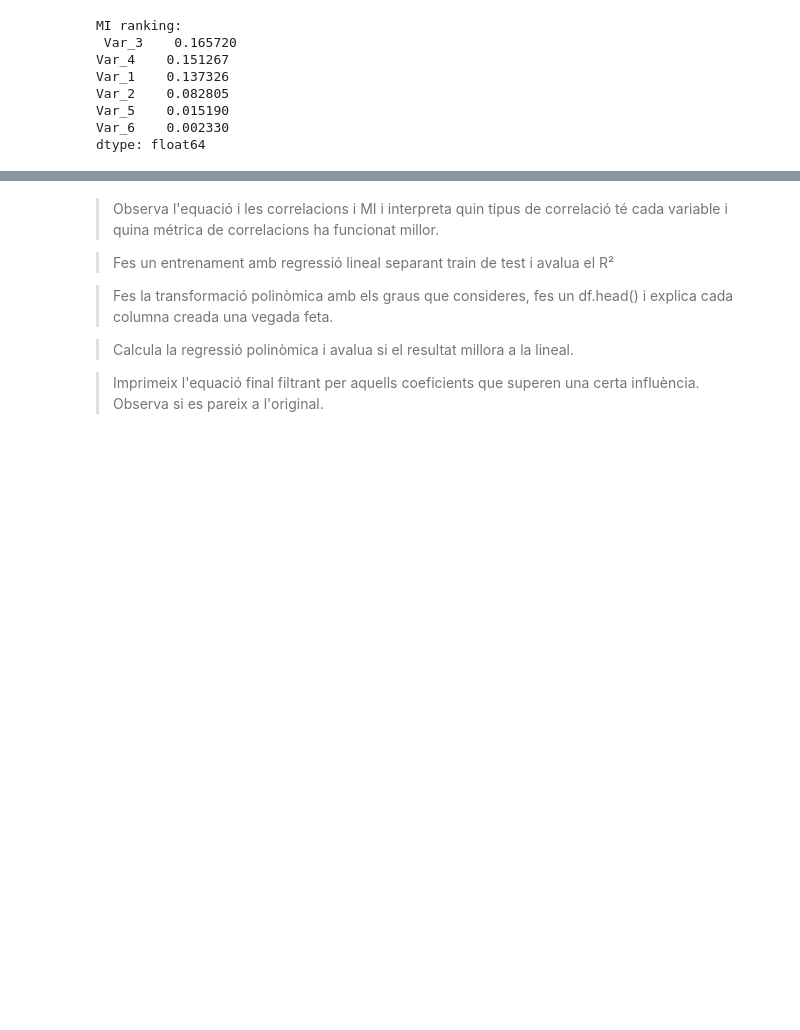
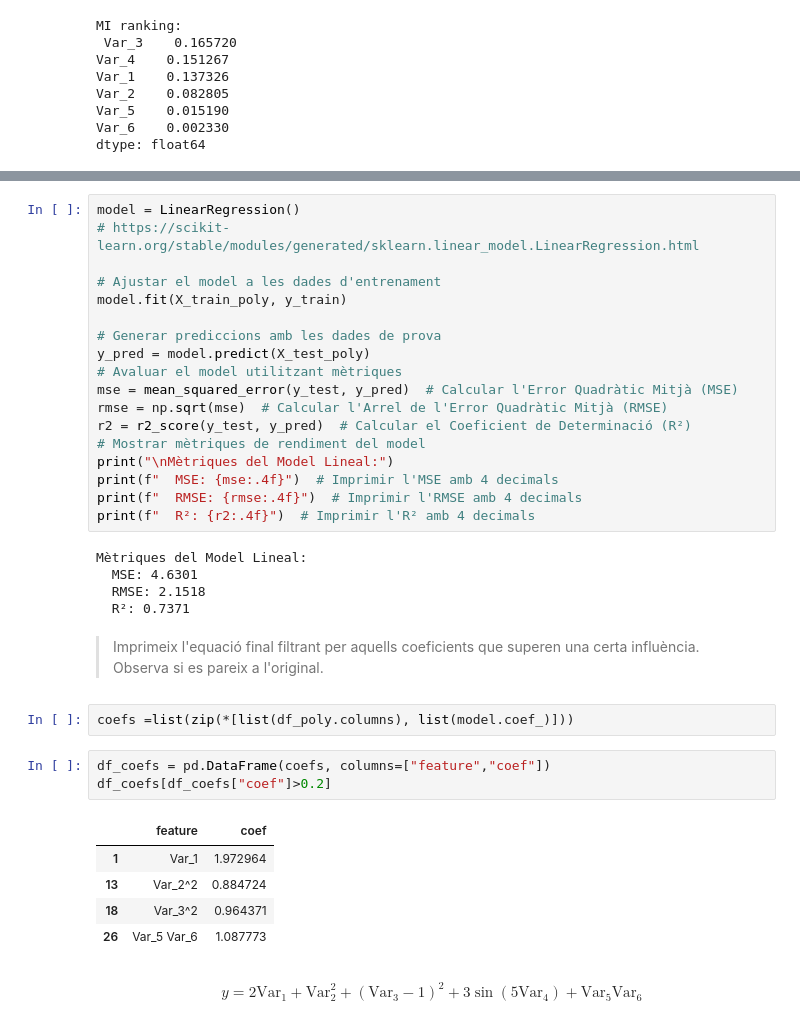
Before and after one commit to Triis98/DissenyIAvaluacioDeModels, a Jupyter notebook: exercicis/supervisats/regressió/regressio polinomica basica.ipynb, the cells around one changed output, grey strips where cells are left out. Saved outputs shown, nothing was run; the diff lists cells and outputs as text; blank space fills up the shorter version.

```diff
--- a/exercicis/supervisats/regressió/regressio polinomica basica.ipynb
+++ b/exercicis/supervisats/regressió/regressio polinomica basica.ipynb
@@ -103,10 +190,38 @@ dtype: float64
+# %%
+model = LinearRegression()
+# https://scikit-learn.org/stable/modules/generated/sklearn.linear_model.LinearRegression.html
+
+# Ajustar el model a les dades d'entrenament
+model.fit(X_train_poly, y_train)
+
+# Generar prediccions amb les dades de prova
+y_pred = model.predict(X_test_poly)
+# Avaluar el model utilitzant mètriques
+mse = mean_squared_error(y_test, y_pred)  # Calcular l'Error Quadràtic Mitjà (MSE)
+rmse = np.sqrt(mse)  # Calcular l'Arrel de l'Error Quadràtic Mitjà (RMSE)
+r2 = r2_score(y_test, y_pred)  # Calcular el Coeficient de Determinació (R²)
+# Mostrar mètriques de rendiment del model
+print("\nMètriques del Model Lineal:")
+print(f"  MSE: {mse:.4f}")  # Imprimir l'MSE amb 4 decimals
+print(f"  RMSE: {rmse:.4f}")  # Imprimir l'RMSE amb 4 decimals
+print(f"  R²: {r2:.4f}")  # Imprimir l'R² amb 4 decimals
+# %% [output]
+Mètriques del Model Lineal:
+  MSE: 4.6301
+  RMSE: 2.1518
+  R²: 0.7371
 # %% [markdown]
-> Observa l'equació i les correlacions i MI i interpreta quin tipus de correlació té cada variable i quina métrica de correlacions ha funcionat millor.
-
-> Fes un entrenament amb regressió lineal separant train de test i avalua el R²
-
-> Fes la transformació polinòmica amb els graus que consideres, fes un df.head() i explica cada columna creada una vegada feta.
-
-> Calcula la regressió polinòmica i avalua si el resultat millora a la lineal.
-
 > Imprimeix l'equació final filtrant per aquells coeficients que superen una certa influència. Observa si es pareix a l'original.
+# %%
+coefs =list(zip(*[list(df_poly.columns), list(model.coef_)]))
+# %%
+df_coefs = pd.DataFrame(coefs, columns=["feature","coef"])
+df_coefs[df_coefs["coef"]>0.2]
+# %% [output]
+|  | feature | coef |
+| 1 | Var_1 | 1.972964 |
+| 13 | Var_2^2 | 0.884724 |
+| 18 | Var_3^2 | 0.964371 |
+| 26 | Var_5 Var_6 | 1.087773 |
+# %% [markdown]
+$$y = 2\text{Var}_1 + \text{Var}_2^2 + (\text{Var}_3 - 1)^2 + 3\sin(5\text{Var}_4) + \text{Var}_5\text{Var}_6$$
```
Also changed, not shown: parts of 9 cells of this notebook.
